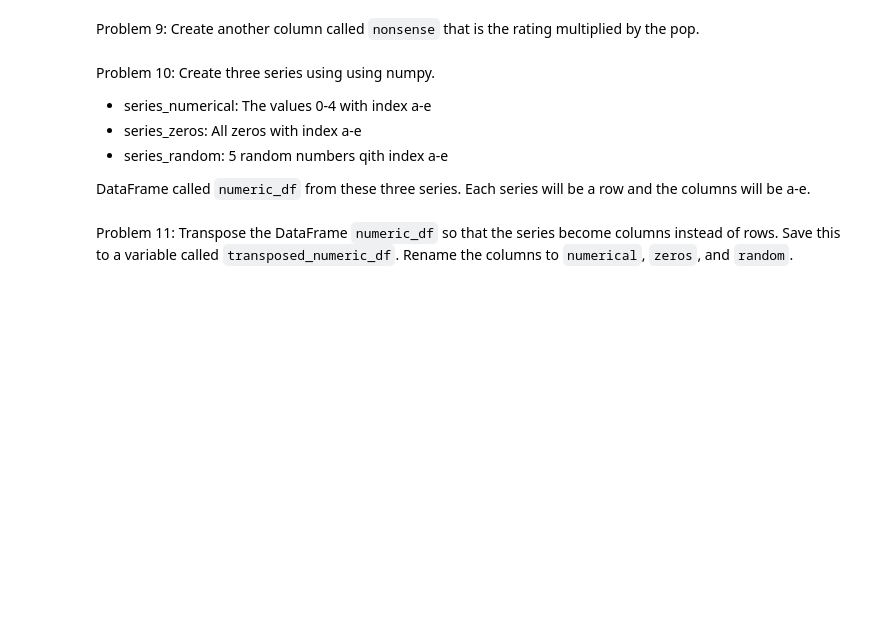
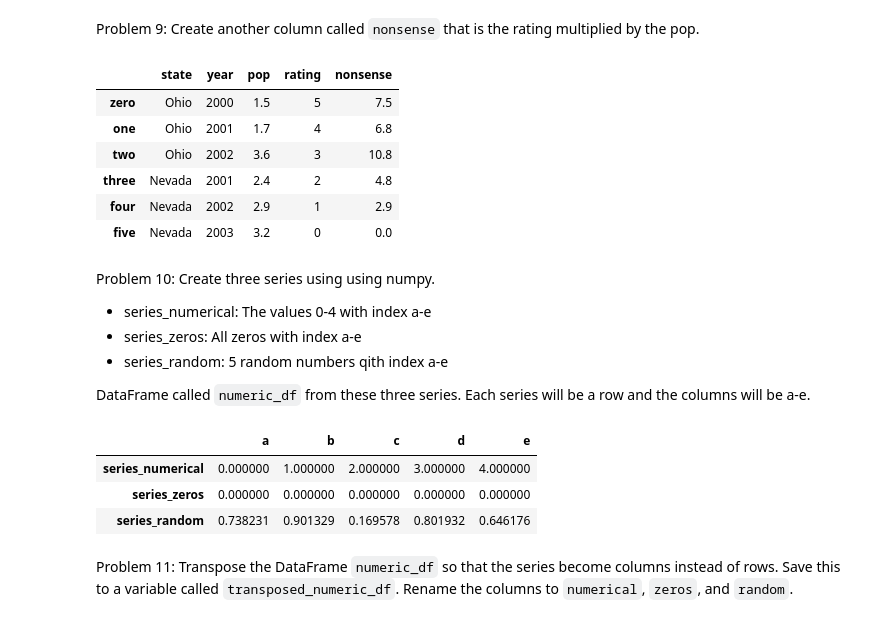
Before and after one commit to jklinck/AD450Winter2026, a Jupyter notebook: week_4_panadas.ipynb, the cells around one changed output. Drawn from its saved outputs; the diff is of its cells as text; code cells hidden in the pictures; blank space fills up the shorter version.

```diff
--- a/week_4_panadas.ipynb
+++ b/week_4_panadas.ipynb
@@ -124,2 +156,5 @@ Problem 7: Figure out two ways to access a row from df. Output the results.
 # %% [markdown]
 Problem 8: Add a new column to your dataframe called 'rating' with the values `[5,4,3,2,1,0]`
+# %%
+df["rating"] = [5,4,3,2,1,0]
+df
@@ -126,5 +169,16 @@ Problem 8: Add a new column to your dataframe called 'rating' with the values `[
 # %% [markdown]
 Problem 9: Create another column called `nonsense` that is the rating multiplied by the pop.
+# %%
+df["nonsense"] = df["rating"] * df["pop"]
+df
+# %% [output]
+|  | state | year | pop | rating | nonsense |
+| zero | Ohio | 2000 | 1.5 | 5 | 7.5 |
+| one | Ohio | 2001 | 1.7 | 4 | 6.8 |
+| two | Ohio | 2002 | 3.6 | 3 | 10.8 |
+| three | Nevada | 2001 | 2.4 | 2 | 4.8 |
+| four | Nevada | 2002 | 2.9 | 1 | 2.9 |
+| five | Nevada | 2003 | 3.2 | 0 | 0.0 |
 # %% [markdown]
 Problem 10: Create three series using using numpy.
 
@@ -133,5 +187,24 @@ Problem 10: Create three series using using numpy.
 * series_random: 5 random numbers qith index a-e
 
 DataFrame called `numeric_df` from these three series. Each series will be a row and the columns will be a-e.
+# %%
+idx = pd.Index(list("abcde"))
+series_numerical = pd.Series(np.arange(5), index = idx)
+series_zeros = pd.Series(np.zeros(5), index = idx)
+series_random = pd.Series(np.random.rand(5), index = idx)
+
+series_list = list([series_numerical, series_zeros, series_random])
+series_index = pd.Index(["series_numerical", "series_zeros", "series_random"])
+numeric_df = pd.DataFrame(series_list, index = series_index)
+
+numeric_df
+
+# I did consult chatgpt on this concerning the style I wrote with declaring the few extra variables (idx, series_list, series_index) and
+# potential other ways to write it
+# %% [output]
+|  | a | b | c | d | e |
+| series_numerical | 0.000000 | 1.000000 | 2.000000 | 3.000000 | 4.000000 |
+| series_zeros | 0.000000 | 0.000000 | 0.000000 | 0.000000 | 0.000000 |
+| series_random | 0.738231 | 0.901329 | 0.169578 | 0.801932 | 0.646176 |
 # %% [markdown]
 Problem 11: Transpose the DataFrame `numeric_df` so that the series become columns instead of rows. Save this to a variable called `transposed_numeric_df`. Rename the columns to `numerical`, `zeros`, and `random`.
```
Also changed, not shown: parts of 8 cells of this notebook.
